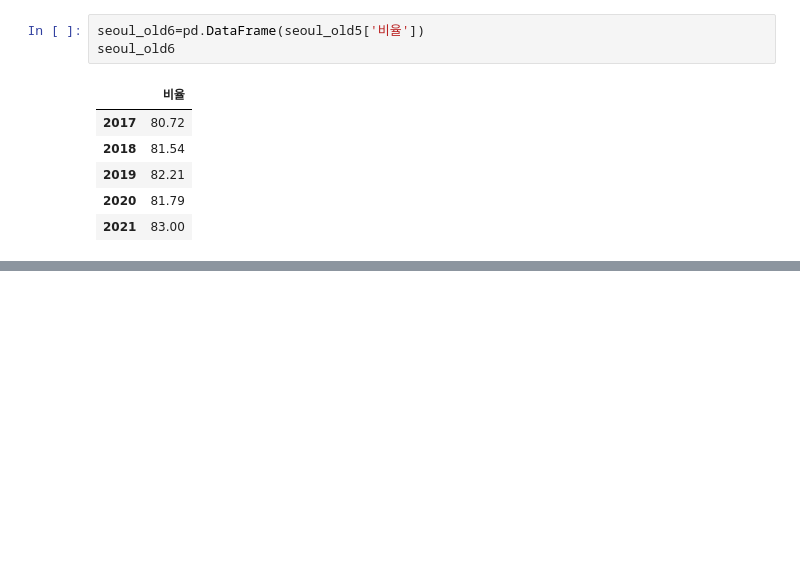
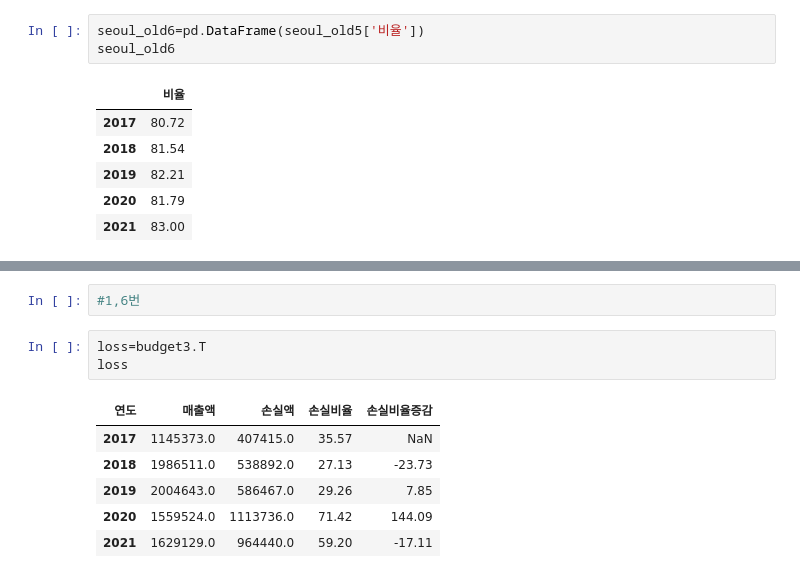
Before and after one commit to limjs1024/semi-project, a Jupyter notebook: teamprject.ipynb, the cells around one changed output, grey strips where cells are left out. Drawn from its saved outputs; the diff is of its cells as text; blank space fills up the shorter version.

```diff
--- a/teamprject.ipynb
+++ b/teamprject.ipynb
@@ -598,0 +584,12 @@ seoul_old6.plot.bar()
+# %%
+#1,6번
+# %%
+loss=budget3.T
+loss
+# %% [output]
+| 연도 | 매출액 | 손실액 | 손실비율 | 손실비율증감 |
+| 2017 | 1145373.0 | 407415.0 | 35.57 | NaN |
+| 2018 | 1986511.0 | 538892.0 | 27.13 | -23.73 |
+| 2019 | 2004643.0 | 586467.0 | 29.26 | 7.85 |
+| 2020 | 1559524.0 | 1113736.0 | 71.42 | 144.09 |
+| 2021 | 1629129.0 | 964440.0 | 59.20 | -17.11 |
```
Also changed, not shown: parts of 8 cells of this notebook.
